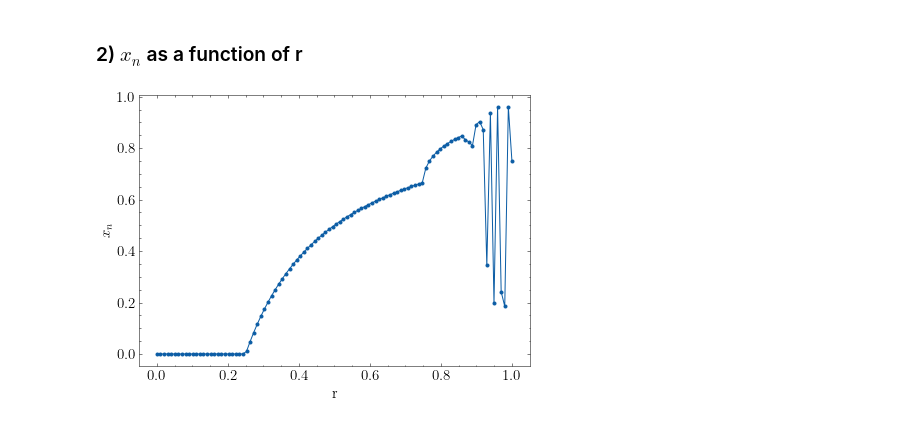
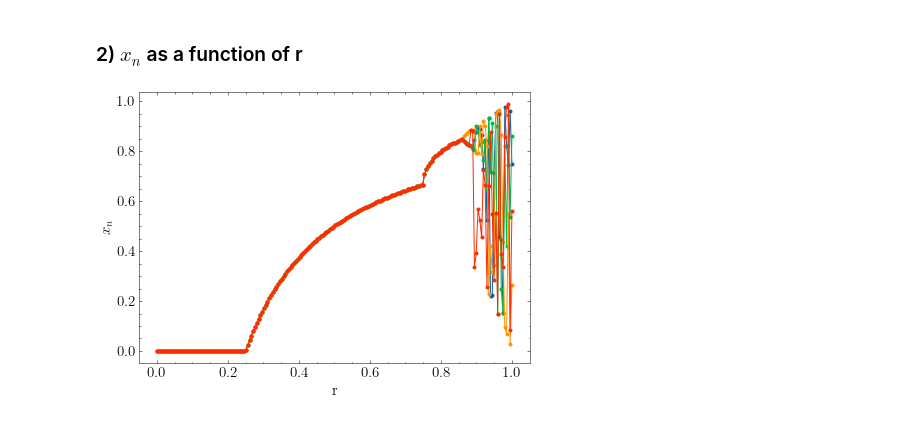
Before and after one commit to franklinzppa/fisica-computacional, a Jupyter notebook: week4.ipynb, the cells around one changed output. Cells and saved outputs as stored; diff of their text form; code cells hidden in the pictures.

```diff
--- a/week4.ipynb
+++ b/week4.ipynb
@@ -23,7 +23,7 @@ N = 1000 # Time
 m = 11 # Starting points
 
 x = np.zeros((N,m))
-x[0] = np.linspace(0, 1, 11)
+x[0] = np.linspace(0, 1, m)
 
 for i in range(N-1):
     x[i+1] = 4.0*r*x[i]*(1-x[i])
@@ -119,24 +123,31 @@ plt.show()
 [figure]
 # %% [markdown]
 ### 2) $x_n$ as a function of r
-# %%
-N = 3000
-
-x_n = []
-
-r_list = np.linspace(0, 1, 100)
-
-for r in r_list:
-    x_last = 0.25
-    for i in range(N):
-        x_new = 4.0*r*x_last*(1.0-x_last)
-        x_last = x_new
-
-    x_n.append(x_last)
-# %%
-plt.plot(r_list, x_n, marker='.')
-plt.xlabel('r')
-plt.ylabel('$x_n$')
-plt.show()
-# %% [output]
-[figure, removed]
+# %%
+# Last x as a function of r for different seeds
+
+N = 3000
+xn_list = []
+r_list = np.linspace(0, 1, 200)
+x_list = [0.25, 0.26, 0.27, 0.28]
+
+for x in x_list:
+    xn = []
+    for r in r_list:
+        x_last = x
+        for i in range(N):
+            x_new = 4.0*r*x_last*(1.0-x_last)
+            x_last = x_new
+        xn.append(x_last)
+    xn_list.append(xn)
+
+
+plt.plot(r_list, xn_list[0], marker='.')
+plt.plot(r_list, xn_list[1], marker='.')
+plt.plot(r_list, xn_list[2], marker='.')
+plt.plot(r_list, xn_list[3], marker='.')
+plt.xlabel('r')
+plt.ylabel('$x_n$')
+plt.show()
+# %% [output]
+[figure, added]
```
Also changed, not shown: parts of 5 cells of this notebook.
